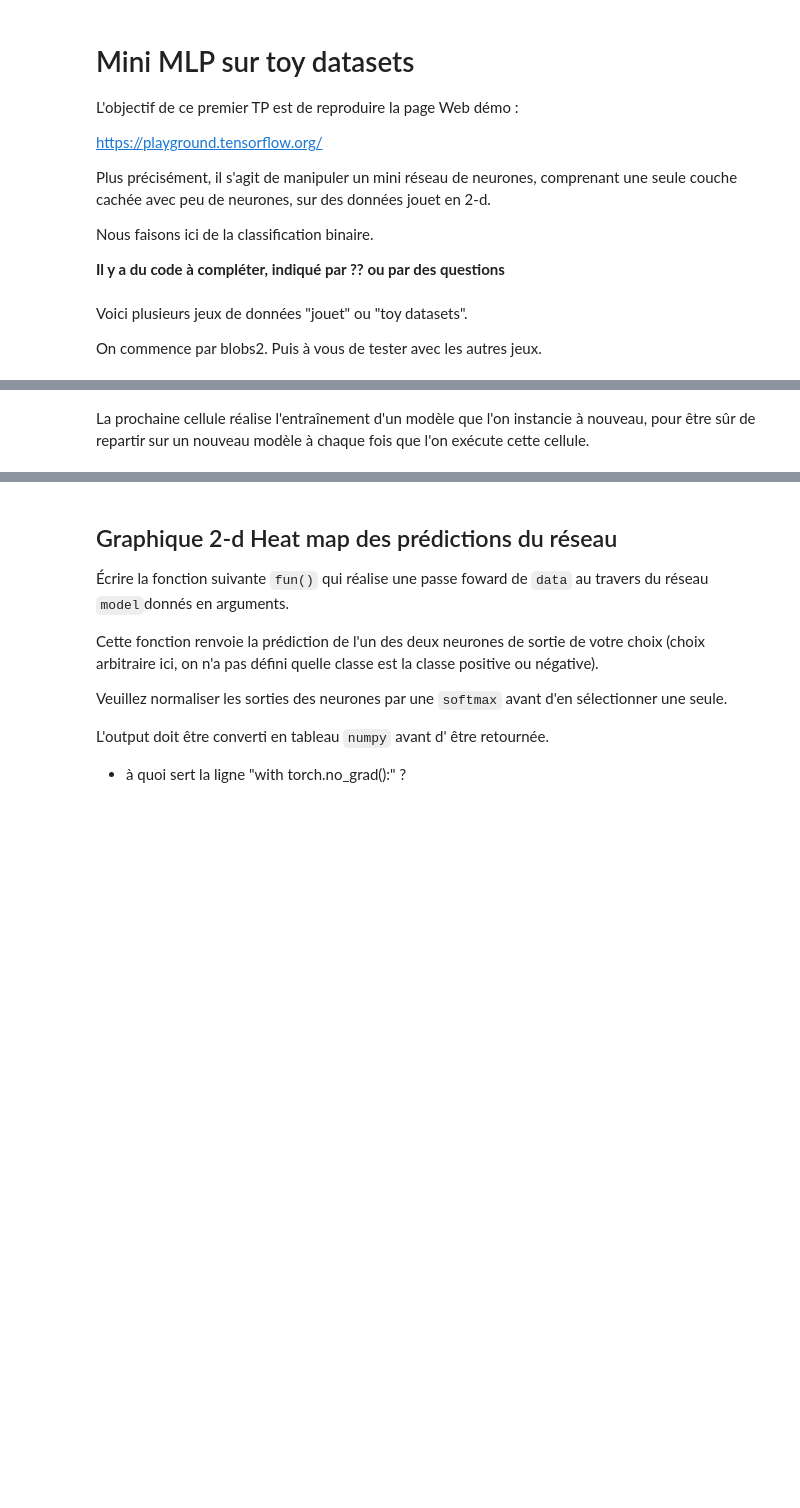
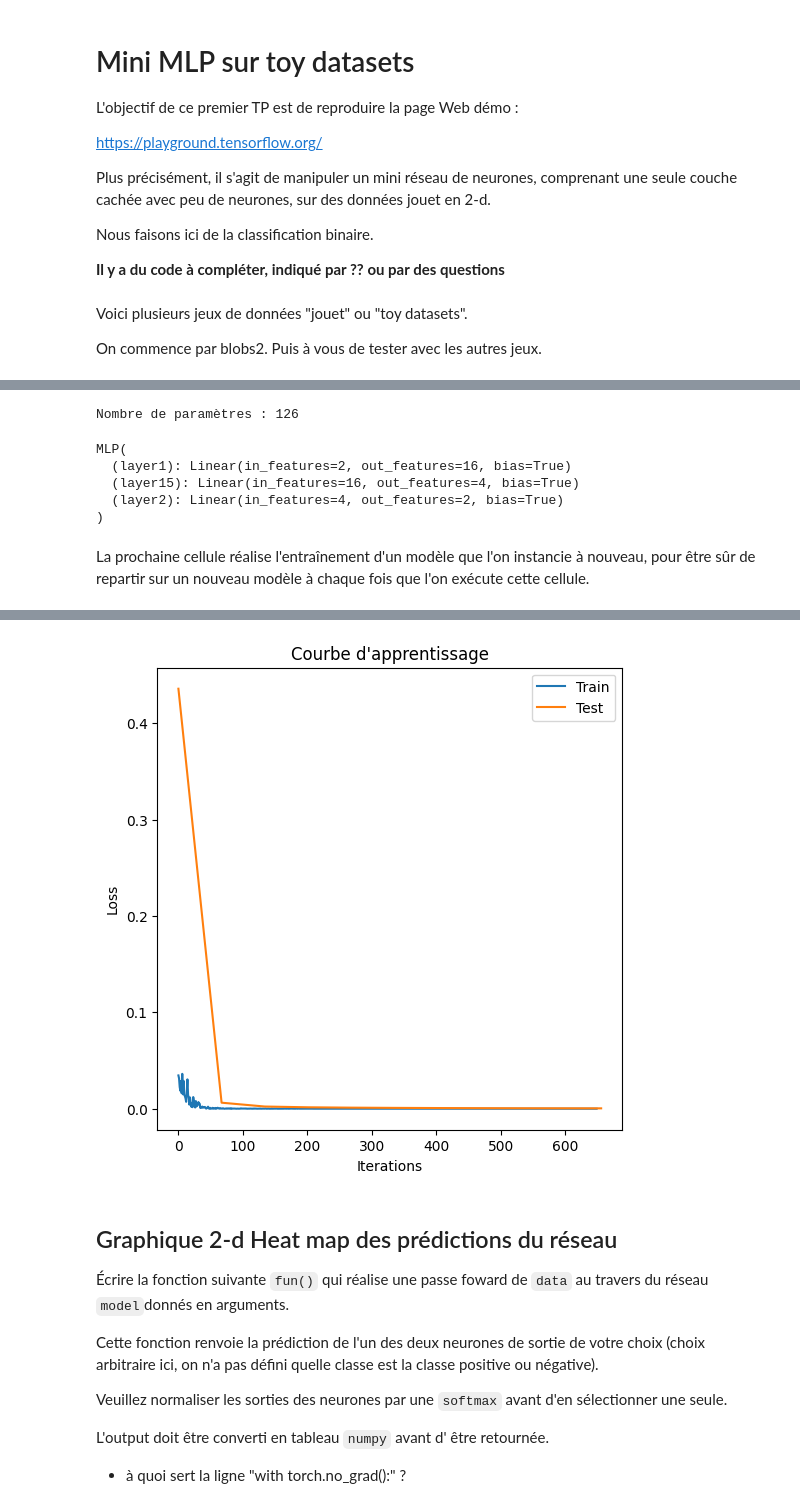
Before and after one commit to jturner116/M1, a Jupyter notebook: s8/app_auto/TP1-20240130/ML1_TP1_toy_NN_sujet.ipynb, the cells around one changed output, grey strips where cells are left out. Saved outputs shown, nothing was run; the diff lists cells and outputs as text; code cells hidden in the pictures; blank space fills up the shorter version.

```diff
--- a/s8/app_auto/TP1-20240130/ML1_TP1_toy_NN_sujet.ipynb
+++ b/s8/app_auto/TP1-20240130/ML1_TP1_toy_NN_sujet.ipynb
@@ -121,14 +129,15 @@ class MLP(nn.Module):
 
     def __init__(self, num_hidden=4):
         super(MLP, self).__init__()
-        self.layer1 = ??
-        self.layer2 = ??
+        self.layer1 = nn.Linear(2, 16)
+        self.layer15 = nn.Linear(16, num_hidden)
+        self.layer2 = nn.Linear(num_hidden, 2)
         self.num_hidden = num_hidden
 
     def forward(self, x):
-        out = ??
-        out = ??
-        out = ??
+        out = F.gelu(self.layer1(x))
+        out = F.gelu(self.layer15(out))
+        out = self.layer2(out)
         return out
 # %%
 # On instancie le modèle et on regarde combien de paramètres il a
@@ -142,25 +151,35 @@ def print_num_parameters(model):
 print_num_parameters(model)
 
 # Ce nombre vous semble-t-il logique ? Vérifier sur le papier
+# %% [output]
+Nombre de paramètres : 126
+# %%
+model
+# %% [output]
+MLP(
+  (layer1): Linear(in_features=2, out_features=16, bias=True)
+  (layer15): Linear(in_features=16, out_features=4, bias=True)
+  (layer2): Linear(in_features=4, out_features=2, bias=True)
+)
 # %% [markdown]
 La prochaine cellule réalise l'entraînement d'un modèle que l'on instancie à nouveau, pour être sûr de repartir sur un nouveau modèle à chaque fois que l'on exécute cette cellule.
 # %%
 model = MLP()
 
-learning_rate=??
+learning_rate=0.1
 
 
-nb_epochs = 25
+nb_epochs = 50
 bs = 20
 
-criterion = nn.??
-optimizer = optim.SGD(??,
-                      lr=learning_rate,
-                      momentum=0.9)
+criterion = nn.CrossEntropyLoss()
+# optimizer = optim.SGD(model.parameters(),
+#                       lr=learning_rate,
+#                       momentum=0.9)
 
 # Essayer Adam si vous le souhaitez :
-# optimizer = optim.Adam(model.parameters(),
-#                       lr=learning_rate)
+optimizer = optim.Adam(model.parameters(),
+                      lr=learning_rate)
 
 n = 0 # nombre d'iterations (pour faire des figures)
 iters = []
@@ -193,10 +212,10 @@ for epoch in range(1, nb_epochs+1):
         losses.append(float(loss)/bs)
         n += 1
 
-    if (epoch-1) % 10 == 0 or epoch==nb_epochs:
+    if (epoch-1) % 5 == 0 or epoch==nb_epochs:
       model.eval() # met le modèle en mode eval
       # à quoi sert cette ligne ?
-      with torch.no_grad():
+      with torch.inference_mode():
         out = model(X_test)
         loss = criterion(out, y_test)
         test_losses.append(loss)
@@ -218,3 +237,4 @@ plt.legend()
 plt.xlabel("Iterations")
 plt.ylabel("Loss")
 plt.show()
+# %% [output]
@@ -221,3 +252,4 @@ plt.show()
+[figure, added]
 # %% [markdown]
 ## Graphique 2-d Heat map des prédictions du réseau
 
```
Also changed, not shown: parts of 8 cells of this notebook, 1 other file.
